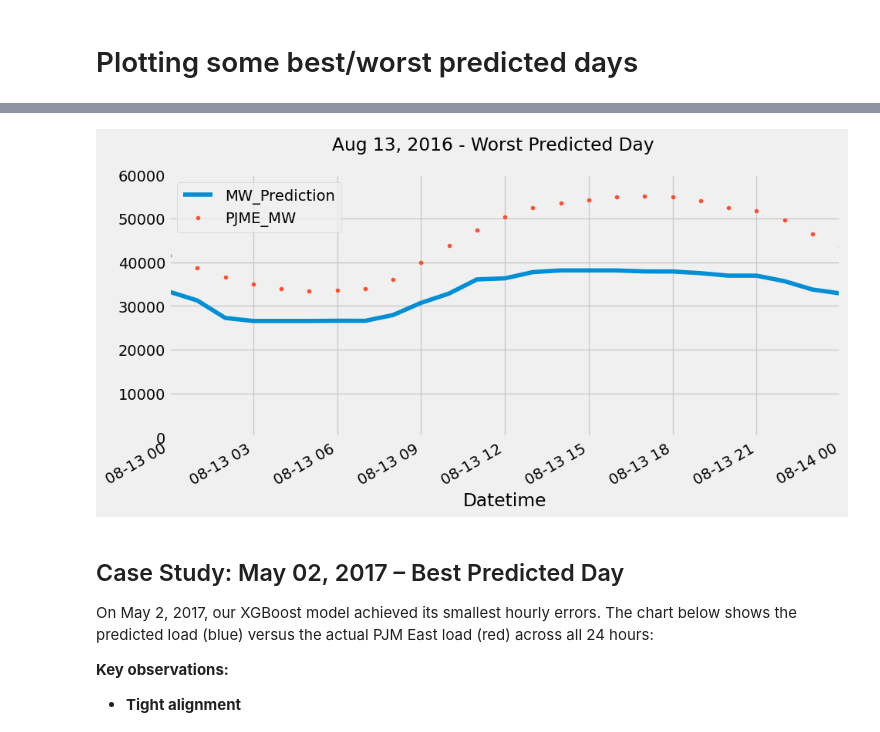
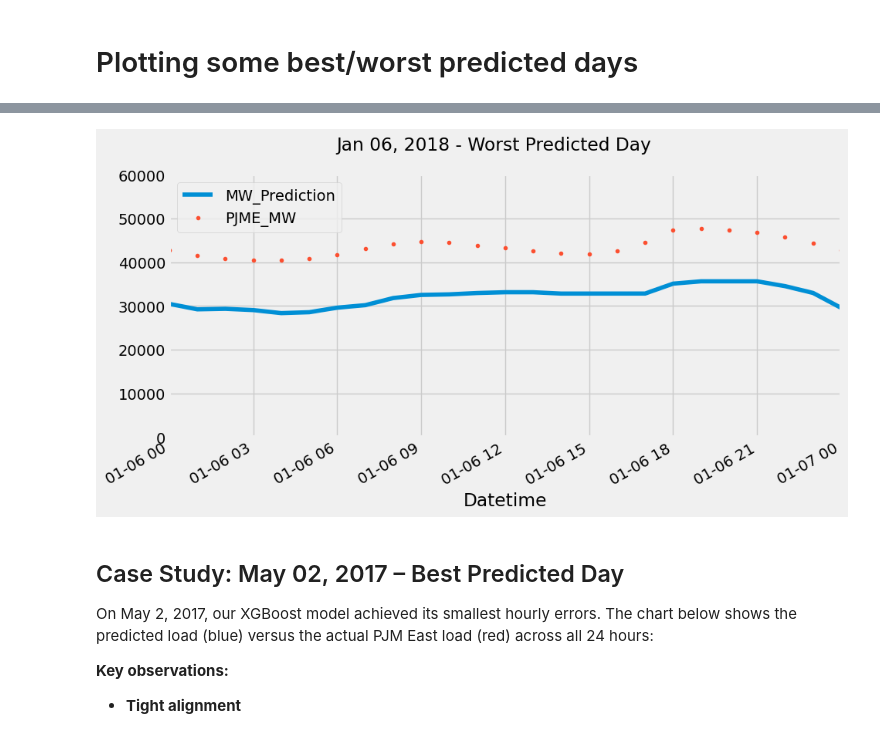
Before and after one commit to tealeave/hourly_energy_consumption, a Jupyter notebook: notebooks/time-series-forecasting-with-xgboost.ipynb, the cells around one changed output, grey strips where cells are left out. Cells and saved outputs as stored; diff of their text form; code cells hidden in the pictures.

```diff
--- a/notebooks/time-series-forecasting-with-xgboost.ipynb
+++ b/notebooks/time-series-forecasting-with-xgboost.ipynb
@@ -55,7 +55,7 @@ We’ll leverage Facebook Prophet to automatically decompose and model these com
 pjme = pd.read_csv('../data/3/PJME_hourly.csv', index_col=[0], parse_dates=[0])
 
 # Remove 08-03-2018, it's the last day of the dataset and has incomplete data
-pjme = pjme[pjme.index < '2018-03-08']
+pjme = pjme[pjme.index < '2018-08-03']
 
 # Make sure it’s a DatetimeIndex…
 pjme.index = pd.to_datetime(pjme.index)
@@ -626,14 +569,14 @@ By incorporating these exogenous inputs, the model will learn to lift its foreca
 # %%
 f, ax = plt.subplots(1)
 f.set_figheight(5)
 f.set_figwidth(10)
 _ = all_df[['MW_Prediction','PJME_MW']].plot(ax=ax,
                                               style=['-','.'])
 ax.set_ylim(0, 60000)
-ax.set_xbound(lower='08-13-2016', upper='08-14-2016')
-plot = plt.suptitle('Aug 13, 2016 - Worst Predicted Day')
+ax.set_xbound(lower='01-06-2018', upper='01-07-2018')
+plot = plt.suptitle('Jan 06, 2018 - Worst Predicted Day')
 # %% [output]
-[figure, old version]
+[figure, new version]
 # %% [markdown]
 ## Case Study: May 02, 2017 – Best Predicted Day
 
```
Also changed, not shown: parts of 23 cells of this notebook, 3 other files.
